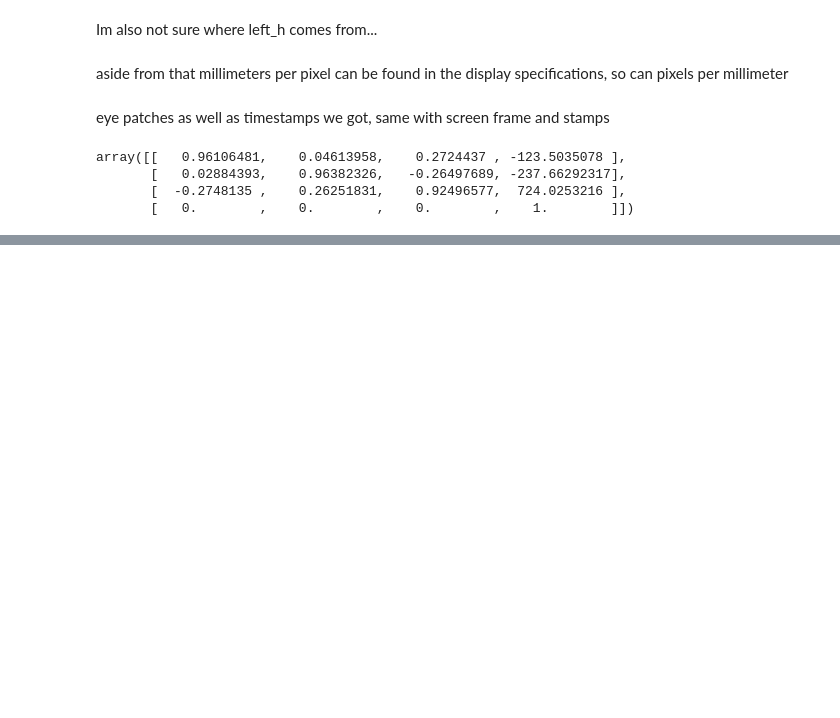
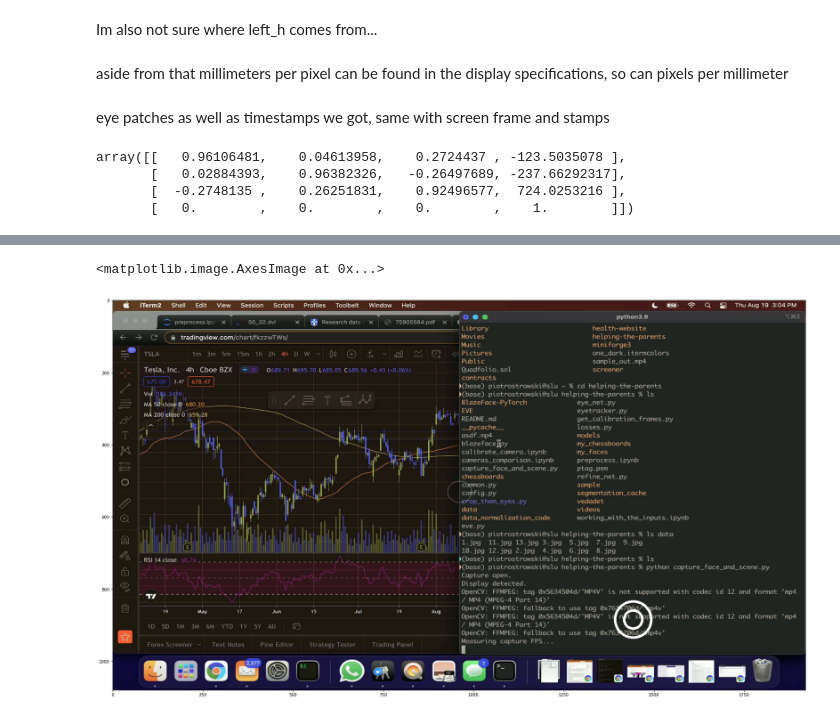
Before and after one commit to piotrostr/helping-the-parents, a Jupyter notebook: preprocess.ipynb, the cells around one changed output, grey strips where cells are left out. Saved outputs shown, nothing was run; the diff lists cells and outputs as text; code cells hidden in the pictures; blank space fills up the shorter version.

```diff
--- a/preprocess.ipynb
+++ b/preprocess.ipynb
@@ -206,0 +355,4 @@ provided that the above matrix is right as the values seem to be of different si
+# %%
+cap = cv2.VideoCapture('./data/scene.mp4')
+ret, frame = cap.read()
+screen_frame = cv2.resize(frame, dsize=(128, 72))
@@ -206,0 +370,12 @@ provided that the above matrix is right as the values seem to be of different si
+# %%
+x, y = [1442, 884]
+# %%
+frame = cv2.resize(frame, (1920, 1080))
+# %%
+frame = cv2.circle(frame, (x, y), 25, (255, 255, 255), thickness=5)
+# %%
+plt.figure(figsize=(30, 20))
+plt.imshow(frame)
+# %% [output]
+<matplotlib.image.AxesImage at 0x...>
+[figure, added]
```
Also changed, not shown: parts of 55 cells of this notebook, 3 other files.
